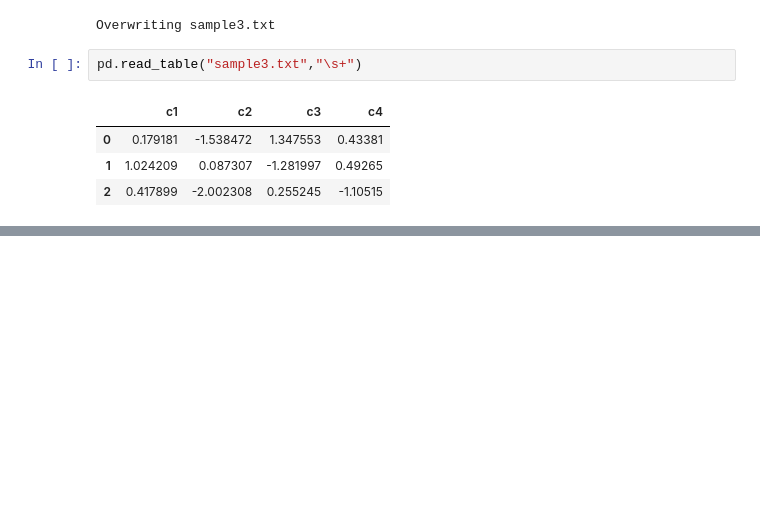
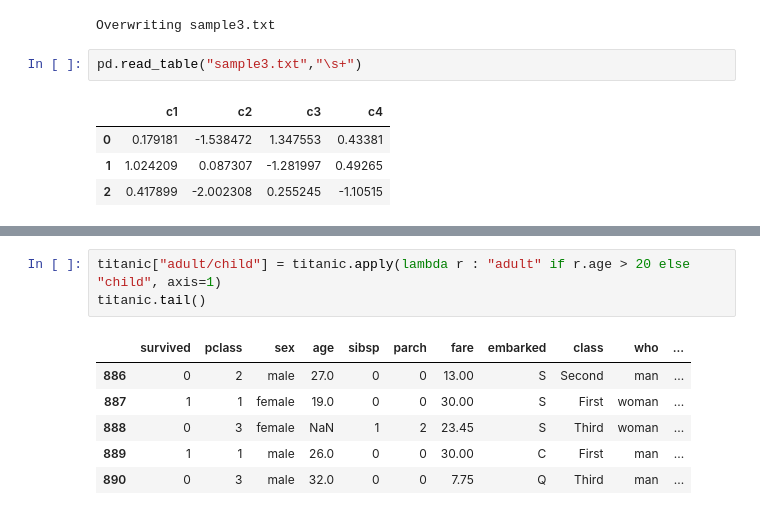
Before and after one commit to bume16/python_study, a Jupyter notebook: pandas_study.ipynb, the cells around one changed output, grey strips where cells are left out. Drawn from its saved outputs; the diff is of its cells as text; blank space fills up the shorter version.

```diff
--- a/pandas_study.ipynb
+++ b/pandas_study.ipynb
@@ -302,0 +507,10 @@ pd.read_table("sample3.txt","\s+")
+# %%
+titanic["adult/child"] = titanic.apply(lambda r : "adult" if r.age > 20 else "child", axis=1)
+titanic.tail()
+# %% [output]
+|  | survived | pclass | sex | age | sibsp | parch | fare | embarked | class | who | ... |
+| 886 | 0 | 2 | male | 27.0 | 0 | 0 | 13.00 | S | Second | man | ... |
+| 887 | 1 | 1 | female | 19.0 | 0 | 0 | 30.00 | S | First | woman | ... |
+| 888 | 0 | 3 | female | NaN | 1 | 2 | 23.45 | S | Third | woman | ... |
+| 889 | 1 | 1 | male | 26.0 | 0 | 0 | 30.00 | C | First | man | ... |
+| 890 | 0 | 3 | male | 32.0 | 0 | 0 | 7.75 | Q | Third | man | ... |
```
Also changed, not shown: parts of 14 cells of this notebook, 2 other files.
